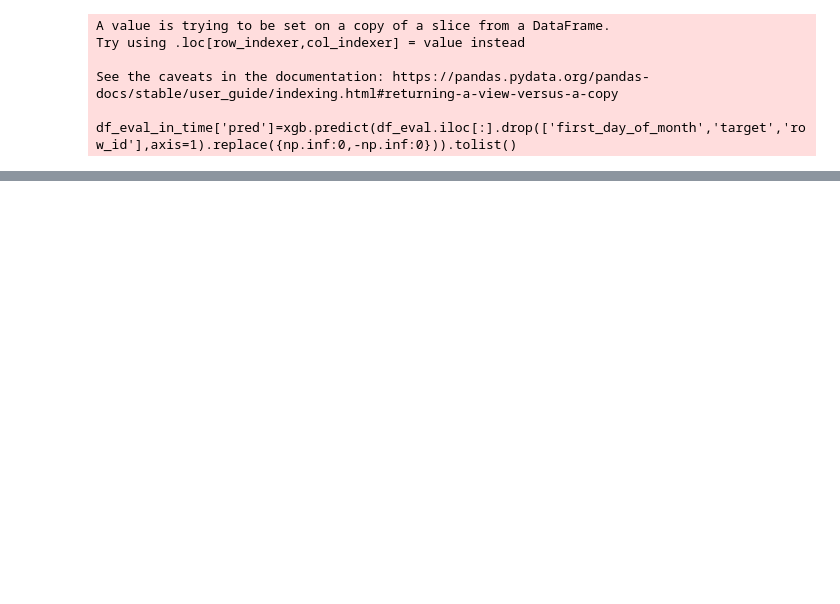
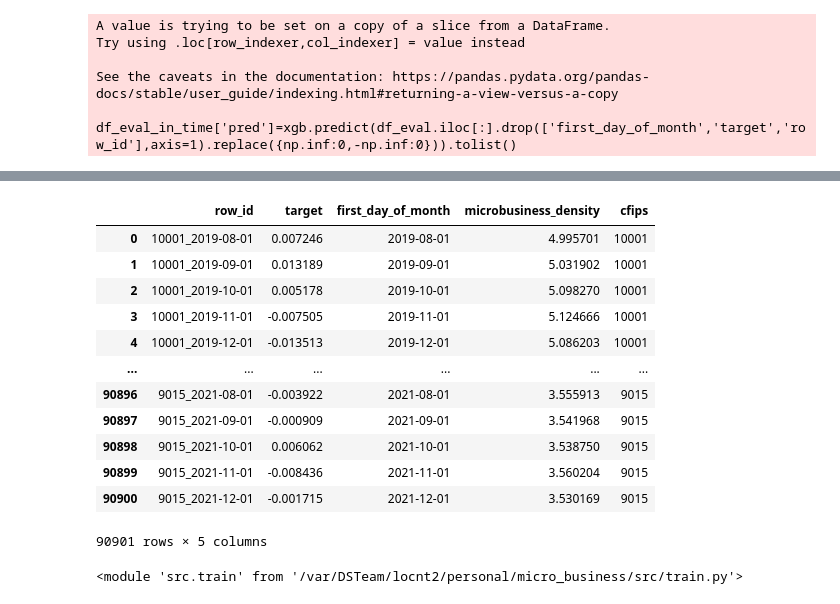
Before and after one commit to ElliotNguyen68/micro_business, a Jupyter notebook: notebook/02_timeseries.ipynb, the cells around one changed output, grey strips where cells are left out. Cells and saved outputs as stored; diff of their text form; code cells hidden in the pictures; blank space fills up the shorter version.

Commit message:
continuos prediction

```diff
--- a/notebook/02_timeseries.ipynb
+++ b/notebook/02_timeseries.ipynb
@@ -149,0 +211,6 @@ df_eval_in_time.assign(cfips=lambda x:x.row_id.str.split('_').str[0].apply(int))
+# %%
+df_continuos=pd.merge(
+    df_label,
+    df.loc[lambda x:x.first_day_of_month<pivot_train][['row_id', 'microbusiness_density','cfips']],
+    on='row_id'
+)
@@ -149,0 +219,20 @@ df_eval_in_time.assign(cfips=lambda x:x.row_id.str.split('_').str[0].apply(int))
+# %%
+df_continuos
+# %% [output]
+|  | row_id | target | first_day_of_month | microbusiness_density | cfips |
+| 0 | 10001_2019-08-01 | 0.007246 | 2019-08-01 | 4.995701 | 10001 |
+| 1 | 10001_2019-09-01 | 0.013189 | 2019-09-01 | 5.031902 | 10001 |
+| 2 | 10001_2019-10-01 | 0.005178 | 2019-10-01 | 5.098270 | 10001 |
+| 3 | 10001_2019-11-01 | -0.007505 | 2019-11-01 | 5.124666 | 10001 |
+| 4 | 10001_2019-12-01 | -0.013513 | 2019-12-01 | 5.086203 | 10001 |
+| ... | ... | ... | ... | ... | ... |
+| 90896 | 9015_2021-08-01 | -0.003922 | 2021-08-01 | 3.555913 | 9015 |
+| 90897 | 9015_2021-09-01 | -0.000909 | 2021-09-01 | 3.541968 | 9015 |
+| 90898 | 9015_2021-10-01 | 0.006062 | 2021-10-01 | 3.538750 | 9015 |
+| 90899 | 9015_2021-11-01 | -0.008436 | 2021-11-01 | 3.560204 | 9015 |
+| 90900 | 9015_2021-12-01 | -0.001715 | 2021-12-01 | 3.530169 | 9015 |
+90901 rows × 5 columns
+# %%
+reload(train)
+# %% [output]
+<module 'src.train' from '/var/DSTeam/locnt2/personal/micro_business/src/train.py'>
```
Also changed, not shown: parts of 33 cells of this notebook, 1 other file.
